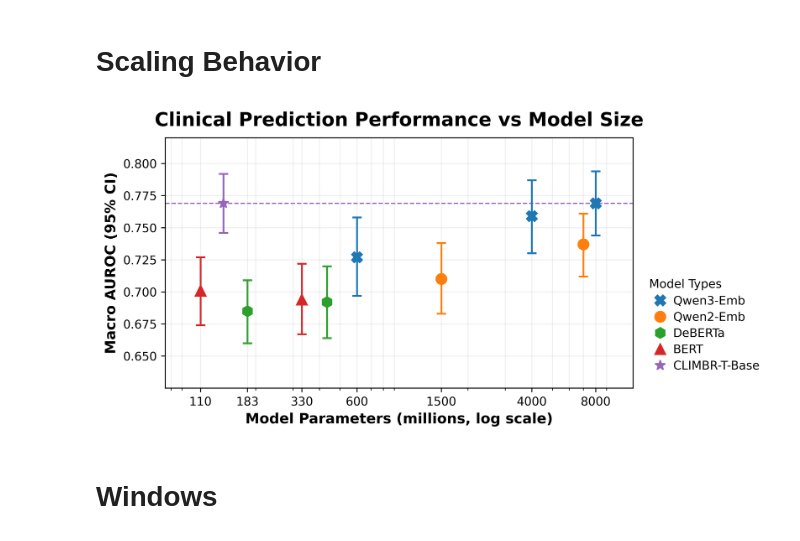
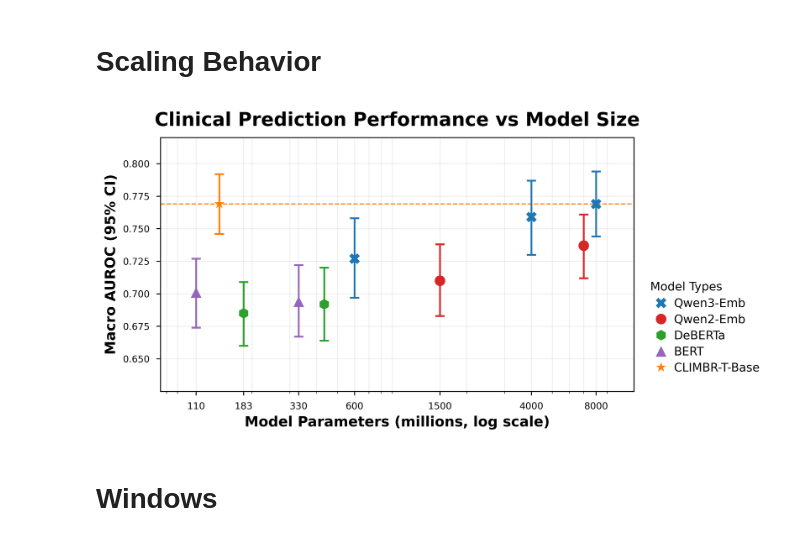
Before and after one commit to stefanhgm/ehrshot-benchmark, a Jupyter notebook: ehrshot/helper/create_plots.ipynb, the cells around one changed output. Cells and saved outputs as stored; diff of their text form; code cells hidden in the pictures.

Commit message:
Update colors

```diff
--- a/ehrshot/helper/create_plots.ipynb
+++ b/ehrshot/helper/create_plots.ipynb
@@ -11,16 +11,16 @@ models = [
     {"name": "Qwen3-Emb-4B", "million_parameters": 4000, "performance": (0.730, 0.759, 0.787), "color": "tab:blue", "marker": "X", "type": "Qwen3-Emb"}, # 0.759 (0.730 - 0.787)
     {"name": "Qwen3-Emb-0.6B", "million_parameters": 600, "performance": (0.697, 0.727, 0.758), "color": "tab:blue", "marker": "X", "type": "Qwen3-Emb"}, # 0.727 (0.697 - 0.758)
 
-    {"name": "Qwen2-Emb-7B", "million_parameters": 7000, "performance": (0.712, 0.737, 0.761), "color": "tab:orange", "marker": "o", "type": "Qwen2-Emb"}, # 0.737 (0.712 - 0.761)
-    {"name": "Qwen2-Emb-1.5B", "million_parameters": 1500, "performance": (0.683, 0.710, 0.738), "color": "tab:orange", "marker": "o", "type": "Qwen2-Emb"}, # 0.710 (0.683 - 0.738)
+    {"name": "Qwen2-Emb-7B", "million_parameters": 7000, "performance": (0.712, 0.737, 0.761), "color": "tab:red", "marker": "o", "type": "Qwen2-Emb"}, # 0.737 (0.712 - 0.761)
+    {"name": "Qwen2-Emb-1.5B", "million_parameters": 1500, "performance": (0.683, 0.710, 0.738), "color": "tab:red", "marker": "o", "type": "Qwen2-Emb"}, # 0.710 (0.683 - 0.738)
 
     {"name": "DeBERTaV3-large", "million_parameters": 434, "performance": (0.664, 0.692, 0.720), "color": "tab:green", "marker": "h", "type": "DeBERTa"}, # 0.692 (0.664 - 0.720)
     {"name": "DeBERTaV3-base", "million_parameters": 183, "performance": (0.660, 0.685, 0.709), "color": "tab:green", "marker": "h", "type": "DeBERTa"}, # 0.685 (0.660 - 0.709)
 
-    {"name": "BERT-large", "million_parameters": 330, "performance": (0.667, 0.694, 0.722), "color": "tab:red", "marker": "^", "type": "BERT"}, # 0.694 (0.667 - 0.722)
-    {"name": "BERT-base", "million_parameters": 110, "performance": (0.674, 0.701, 0.727), "color": "tab:red", "marker": "^", "type": "BERT"}, # 0.701 (0.674 - 0.727)
+    {"name": "BERT-large", "million_parameters": 330, "performance": (0.667, 0.694, 0.722), "color": "tab:purple", "marker": "^", "type": "BERT"}, # 0.694 (0.667 - 0.722)
+    {"name": "BERT-base", "million_parameters": 110, "performance": (0.674, 0.701, 0.727), "color": "tab:purple", "marker": "^", "type": "BERT"}, # 0.701 (0.674 - 0.727)
 
-    {"name": "CLIMBR-T-Base", "million_parameters": 141, "performance": (0.746, 0.769, 0.792), "color": "tab:purple", "marker": "*", "type": "CLIMBR-T-Base"} # 0.769 (0.746 - 0.792)
+    {"name": "CLIMBR-T-Base", "million_parameters": 141, "performance": (0.746, 0.769, 0.792), "color": "tab:orange", "marker": "*", "type": "CLIMBR-T-Base"} # 0.769 (0.746 - 0.792)
 ]
 
 # Initialize the plot
@@ -80,34 +80,34 @@ markers = {"Qwen3-Emb": "X", "Qwen2-Emb": "o", "DeBERTa": "h", "BERT": "^", "CLI
 legend_elements = [
     plt.Line2D([0], [0], marker=markers[label], color=model_types[label],
                label=label, linestyle='None', markersize=9)
     for label in order
 ]
 
 legend = ax.legend(
     handles=legend_elements,
     loc='center left',
     bbox_to_anchor=(1.02, 0.25),
     fontsize=10,
     title="Model Types",
     title_fontsize=10,
     frameon=False,
     handletextpad=0.1,
     borderpad=0,
     labelspacing=0.4
 )
 legend._legend_box.align = "left"
 legend.get_title().set_ha("left")
 legend.get_title().set_position((6, 3)) # improve placing of legend title
 
 # Adjust layout to prevent legend cutoff
 plt.tight_layout()
 
 # Save or display the plot
 plt.savefig("../../EHRSHOT_ASSETS/figures_ben/performance_with_model_types.png", dpi=600, bbox_inches='tight')
 plt.savefig("../../EHRSHOT_ASSETS/figures_ben/performance_with_model_types.pdf", dpi=600, bbox_inches='tight')
 plt.show()
 # %% [output]
-[figure, old version]
+[figure, new version]
 # %% [markdown]
 # Windows
 # %% [markdown]
```
Also changed, not shown: parts of 1 cell of this notebook.
